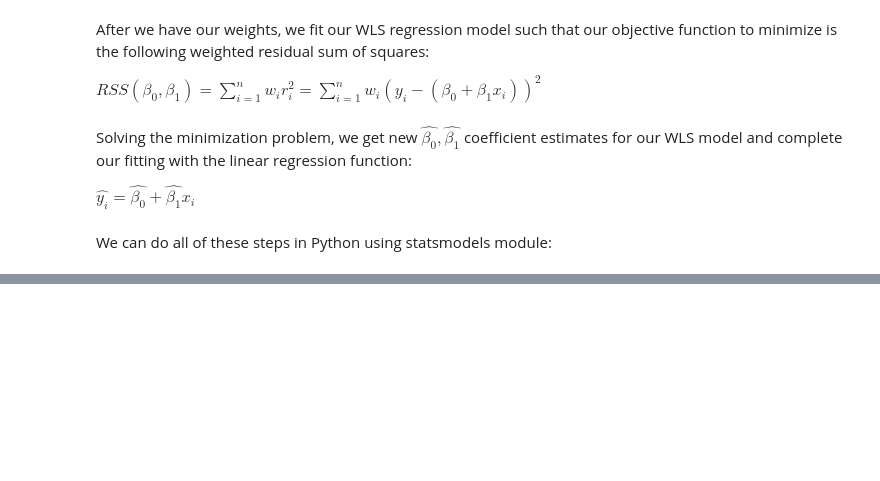
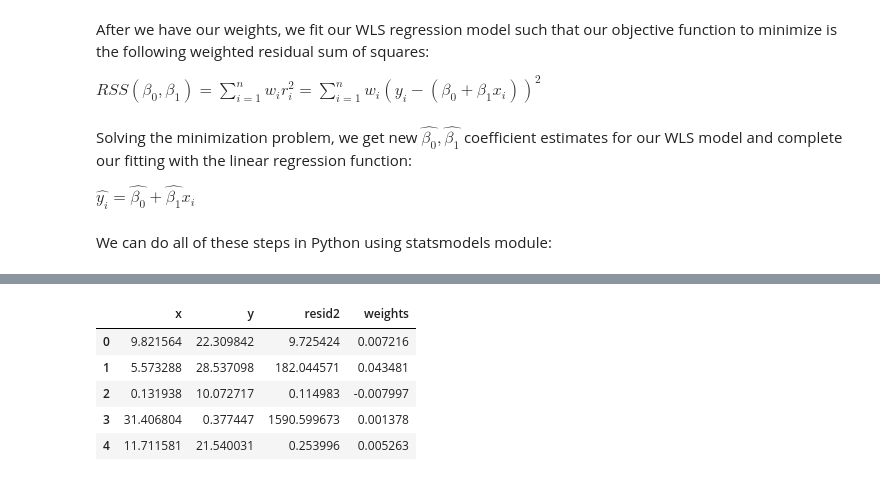
Before and after one commit to adevrent/wqu_mscfe, a Jupyter notebook: Financial Econometrics/GWP1/Heteroscedasticity_code.ipynb, the cells around one changed output, grey strips where cells are left out. Cells and saved outputs as stored; diff of their text form; code cells hidden in the pictures; blank space fills up the shorter version.

```diff
--- a/Financial Econometrics/GWP1/Heteroscedasticity_code.ipynb
+++ b/Financial Econometrics/GWP1/Heteroscedasticity_code.ipynb
@@ -229,0 +271,20 @@ import statsmodels.stats.api as sms
+# %%
+# Add our newly created residuals to dataframe
+df["resid2"] = model_ols.resid ** 2
+
+# Fit squared residuals against x values to estimate error term variance sigma^2
+model_estsigma2 = smf.ols("resid2 ~ x", df).fit()
+
+# Create weights array with w_i = 1/r_i^2,
+# where r_i^2 is our estimate of error term variance sigma_i^2
+df["weights"] = 1 / (model_estsigma2.fittedvalues)
+
+# Print dataframe
+df.head()
+# %% [output]
+|  | x | y | resid2 | weights |
+| 0 | 9.821564 | 22.309842 | 9.725424 | 0.007216 |
+| 1 | 5.573288 | 28.537098 | 182.044571 | 0.043481 |
+| 2 | 0.131938 | 10.072717 | 0.114983 | -0.007997 |
+| 3 | 31.406804 | 0.377447 | 1590.599673 | 0.001378 |
+| 4 | 11.711581 | 21.540031 | 0.253996 | 0.005263 |
```
Also changed, not shown: parts of 4 cells of this notebook.
